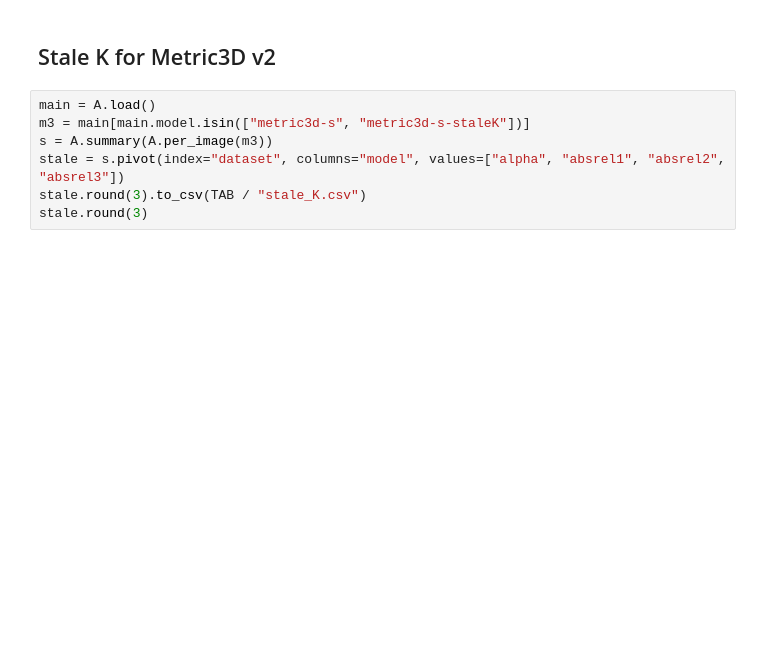
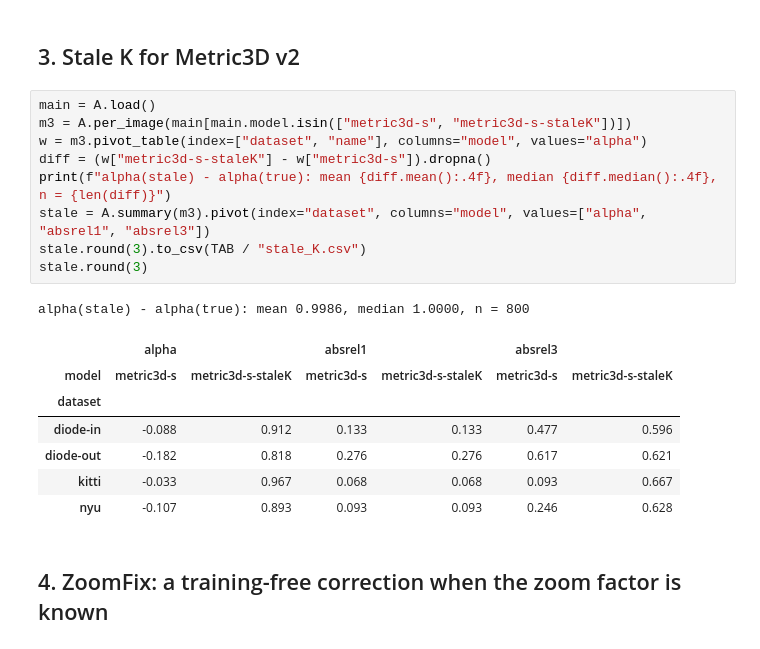
Before and after one commit to rabeyanoor/zoom-equivariance, a Jupyter notebook: notebooks/04_off_centre_and_stale_K.ipynb, the cells around one changed output. Cells and saved outputs as stored; diff of their text form; blank space fills up the shorter version.

Commit message:
ZoomFix and principal point analysis, notebook 04

```diff
--- a/notebooks/04_off_centre_and_stale_K.ipynb
+++ b/notebooks/04_off_centre_and_stale_K.ipynb
@@ -50,9 +88,22 @@ plt.show()
 # %% [markdown]
-## Stale K for Metric3D v2
+## 3. Stale K for Metric3D v2
 # %%
 main = A.load()
-m3 = main[main.model.isin(["metric3d-s", "metric3d-s-staleK"])]
-s = A.summary(A.per_image(m3))
-stale = s.pivot(index="dataset", columns="model", values=["alpha", "absrel1", "absrel2", "absrel3"])
+m3 = A.per_image(main[main.model.isin(["metric3d-s", "metric3d-s-staleK"])])
+w = m3.pivot_table(index=["dataset", "name"], columns="model", values="alpha")
+diff = (w["metric3d-s-staleK"] - w["metric3d-s"]).dropna()
+print(f"alpha(stale) - alpha(true): mean {diff.mean():.4f}, median {diff.median():.4f}, n = {len(diff)}")
+stale = A.summary(m3).pivot(index="dataset", columns="model", values=["alpha", "absrel1", "absrel3"])
 stale.round(3).to_csv(TAB / "stale_K.csv")
 stale.round(3)
+# %% [output]
+alpha(stale) - alpha(true): mean 0.9986, median 1.0000, n = 800
+|  | alpha |  | absrel1 |  | absrel3 |  |
+| model | metric3d-s | metric3d-s-staleK | metric3d-s | metric3d-s-staleK | metric3d-s | metric3d-s-staleK |
+| dataset |  |  |  |  |  |  |
+| diode-in | -0.088 | 0.912 | 0.133 | 0.133 | 0.477 | 0.596 |
+| diode-out | -0.182 | 0.818 | 0.276 | 0.276 | 0.617 | 0.621 |
+| kitti | -0.033 | 0.967 | 0.068 | 0.068 | 0.093 | 0.667 |
+| nyu | -0.107 | 0.893 | 0.093 | 0.093 | 0.246 | 0.628 |
+# %% [markdown]
+## 4. ZoomFix: a training-free correction when the zoom factor is known
```
Also changed, not shown: parts of 8 cells of this notebook, 7 other files.
